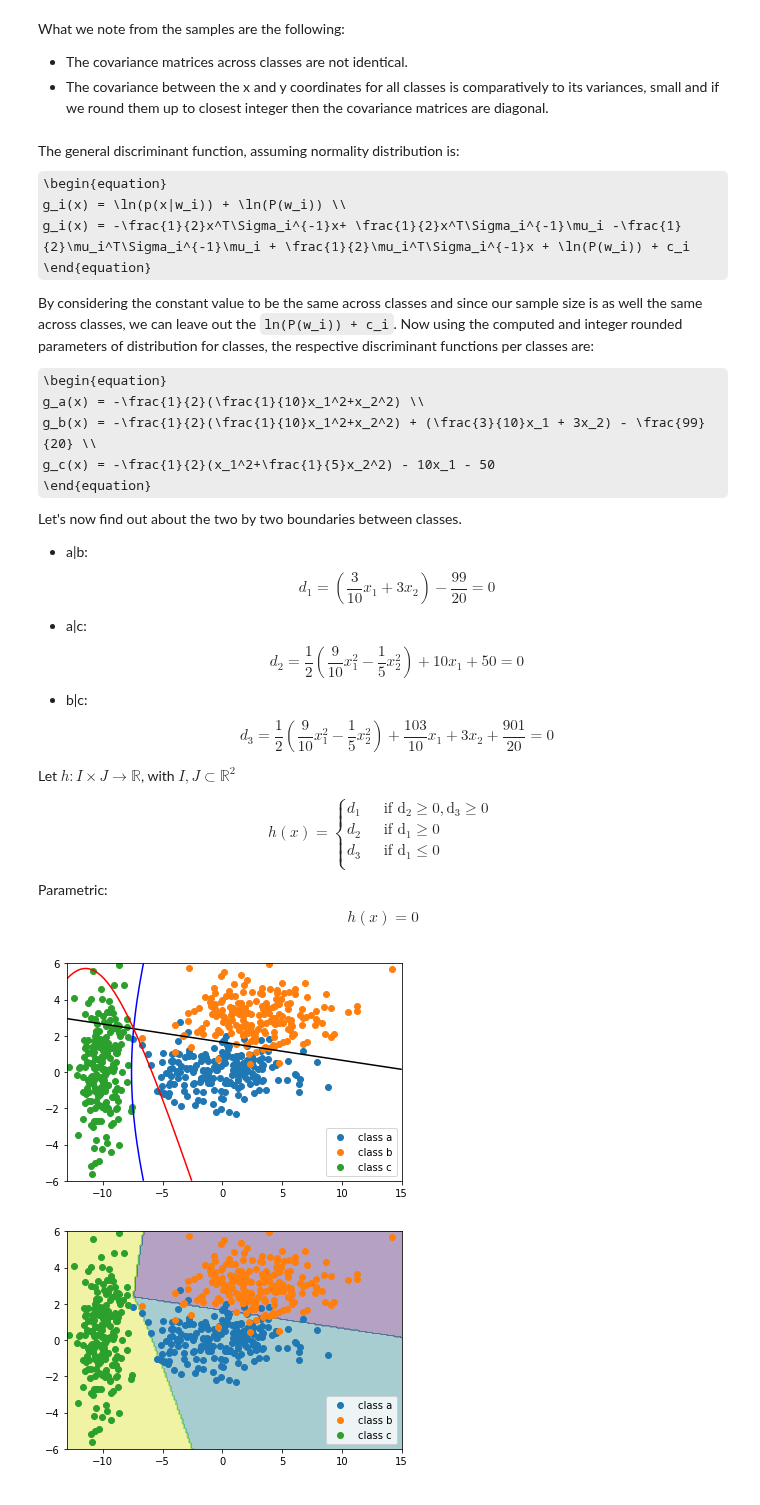
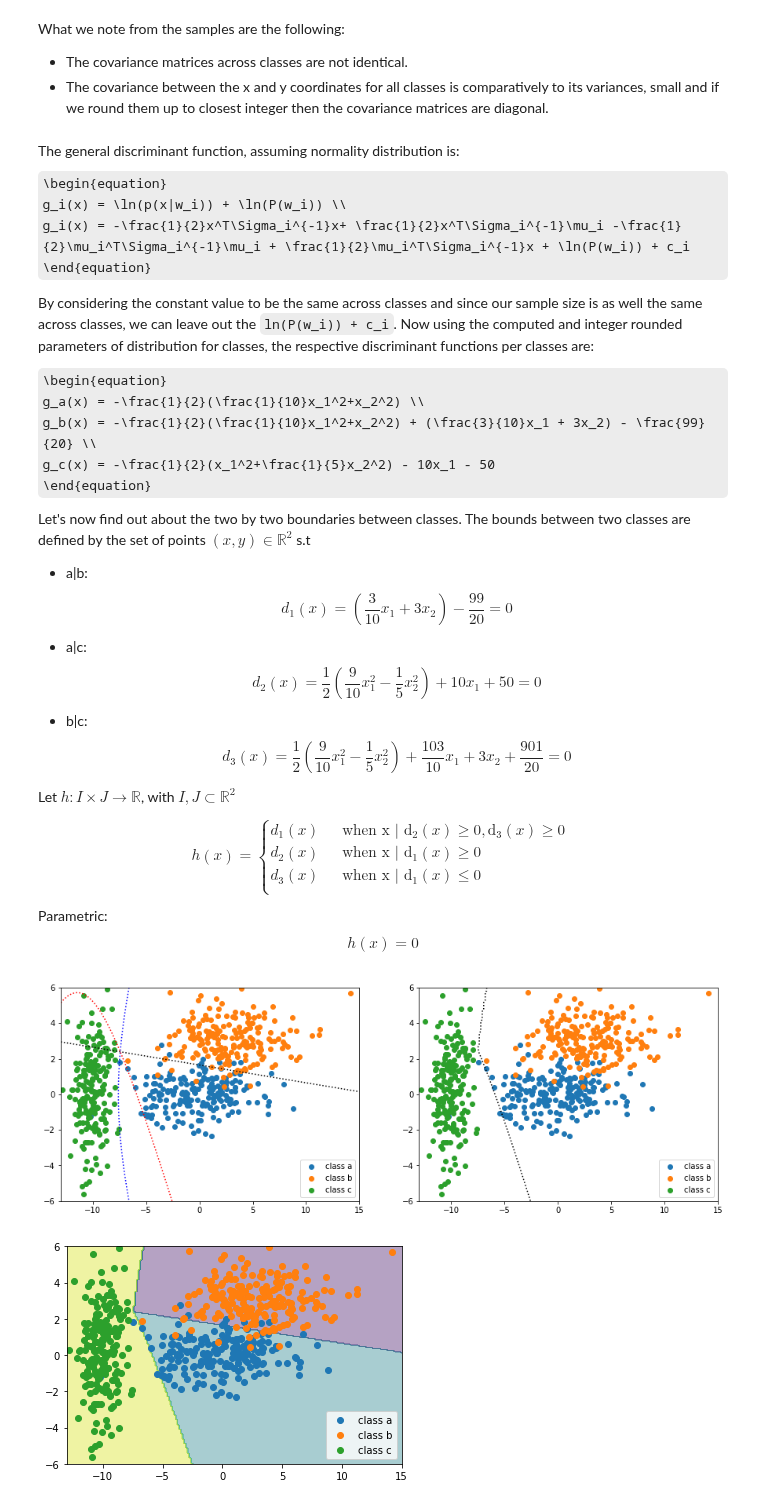
Before and after one commit to Andrea-Oliveri/Image-Processing-Assignements, a Jupyter notebook: Labs/lab_03_classification.ipynb, the cells around one changed output. Saved outputs shown, nothing was run; the diff lists cells and outputs as text; code cells hidden in the pictures; some formulas as TeX source.

```diff
--- a/Labs/lab_03_classification.ipynb
+++ b/Labs/lab_03_classification.ipynb
@@ -177,21 +177,22 @@ g_b(x) = -\frac{1}{2}(\frac{1}{10}x_1^2+x_2^2) + (\frac{3}{10}x_1 + 3x_2) - \fra
 g_c(x) = -\frac{1}{2}(x_1^2+\frac{1}{5}x_2^2) - 10x_1 - 50
 \end{equation}
 Let's now find out about the two by two boundaries between classes.
+The bounds between two classes are defined by the set of points $(x,y)\in\mathbb{R}^2$ s.t
 - a|b:
-    $$d_1 = (\frac{3}{10}x_1 + 3x_2) - \frac{99}{20} = 0$$
+    $$d_1(x) = (\frac{3}{10}x_1 + 3x_2) - \frac{99}{20} = 0$$
 - a|c:
-    $$d_2 = \frac{1}{2}(\frac{9}{10}x_1^2-\frac{1}{5}x_2^2)+10x_1+50=0 $$
+    $$d_2(x) = \frac{1}{2}(\frac{9}{10}x_1^2-\frac{1}{5}x_2^2)+10x_1+50=0 $$
 - b|c:
-    $$d_3 =  \frac{1}{2}(\frac{9}{10}x_1^2-\frac{1}{5}x_2^2)+\frac{103}{10}x_1+3x_2+\frac{901}{20}=0  $$
+    $$d_3(x) =  \frac{1}{2}(\frac{9}{10}x_1^2-\frac{1}{5}x_2^2)+\frac{103}{10}x_1+3x_2+\frac{901}{20}=0  $$
 
 Let $h:I \times J \rightarrow \mathbb{R}$, with $I,J\subset \mathbb{R}^2$
 
 \begin{equation}
 h(x) =
      \begin{cases}
-       d_1 &\quad\text{if d}_\text{2}\ge0, \text{d}_\text{3}\ge0\\
-       d_2 &\quad\text{if d}_\text{1}\ge0 \\
-       d_3 &\quad\text{if d}_\text{1}\le0\\
+       d_1(x) &\quad\text{when x |}\text{ d}_\text{2}(x)\ge0, \text{d}_\text{3}(x)\ge0\\
+       d_2(x) &\quad\text{when x |}\text{ d}_\text{1}(x)\ge0\\
+       d_3(x) &\quad\text{when x |}\text{ d}_\text{1}(x)\le0\\
      \end{cases}
 \
 \end{equation}
@@ -207,35 +208,65 @@ def d2(x,y):
     return 1/2*(9/10*x**2-1/5*y**2) + 10*x + 50
 def d3(x,y):
     return 1/2*(9/10*x**2-1/5*y**2) + 103/10*x + 3*y + 901/20
+
+# full boundary (used only for plot of combined level sets)
+def h(x,y):
+    # (x,y) meshes so x,y in I^2
+    r,c = x.shape
+    bools1 = d1(x,y)
+    bools2 = d2(x,y)
+    bools3 = d3(x,y)
+
+    ret = np.zeros_like(x)
+    for i in range(r):
+        for j in range(c):
+            if bools1[i,j] >= 0:
+                ret[i,j] = bools2[i,j]
+            elif bools1[i,j] < 0:
+                ret[i,j] = bools3[i,j]
+            # tofinish
+
+    return ret
 # %%
 # https://stackoverflow.com/questions/14000595/graphing-an-equation-with-matplotlib
 from math import ceil
 from math import floor
 
 xmin = floor(np.min([np.max(a[:,0]),np.min(b[:,0]),np.min(c[:,0])]))
 xmax = ceil(np.max([np.max(a[:,0]),np.max(b[:,0]),np.max(c[:,0])]))
 ymin = floor(np.min([np.min(a[:,1]),np.min(b[:,1]),np.min(c[:,1])]))
 ymax = ceil(np.max([np.max(a[:,1]),np.max(b[:,1]),np.max(c[:,1])]))
 
-xlist = np.linspace(xmin, xmax, 100) # Create 1-D arrays for x,y dimensions
-ylist = np.linspace(ymin, ymax, 100)
+resolution_mesh = 200
+xlist = np.linspace(xmin, xmax, resolution_mesh) # Create 1-D arrays for x,y dimensions
+ylist = np.linspace(ymin, ymax, resolution_mesh)
 
 X,Y = np.meshgrid(xlist, ylist) # Create 2-D grid xlist,ylist values
 F = d1(X,Y)
 G = d2(X,Y)
 H = d3(X,Y)
+FULL = h(X,Y)
 
-plt.contour(X, Y, F, [0], colors = 'k', linestyles = 'solid')
-plt.contour(X, Y, G, [0], colors = 'b', linestyles = 'solid')
-plt.contour(X, Y, H, [0], colors = 'r', linestyles = 'solid')
+fig,ax = plt.subplots(1,2,figsize=(15,5))
 
-plt.scatter(a[:,0],a[:,1],label='class a')
-plt.scatter(b[:,0],b[:,1],label='class b')
-plt.scatter(c[:,0],c[:,1],label='class c')
-plt.legend()
+ax[0].contour(X, Y, F, [0], colors = 'k', linestyles = 'dotted')
+ax[0].contour(X, Y, G, [0], colors = 'b', linestyles = 'dotted')
+ax[0].contour(X, Y, H, [0], colors = 'r', linestyles = 'dotted')
+ax[1].contour(X, Y, FULL, [0], colors = 'k', linestyles = 'dotted')
+
+ax[0].scatter(a[:,0],a[:,1],label='class a')
+ax[0].scatter(b[:,0],b[:,1],label='class b')
+ax[0].scatter(c[:,0],c[:,1],label='class c')
+ax[0].legend()
+
+ax[1].scatter(a[:,0],a[:,1],label='class a')
+ax[1].scatter(b[:,0],b[:,1],label='class b')
+ax[1].scatter(c[:,0],c[:,1],label='class c')
+ax[1].legend()
+
 plt.show()
 # %% [output]
-[figure, old version]
+[figure, new version]
 # %%
 def classify_bayes(X):
     # (X) 1 datapoint
```
Also changed, not shown: parts of 3 cells of this notebook.
